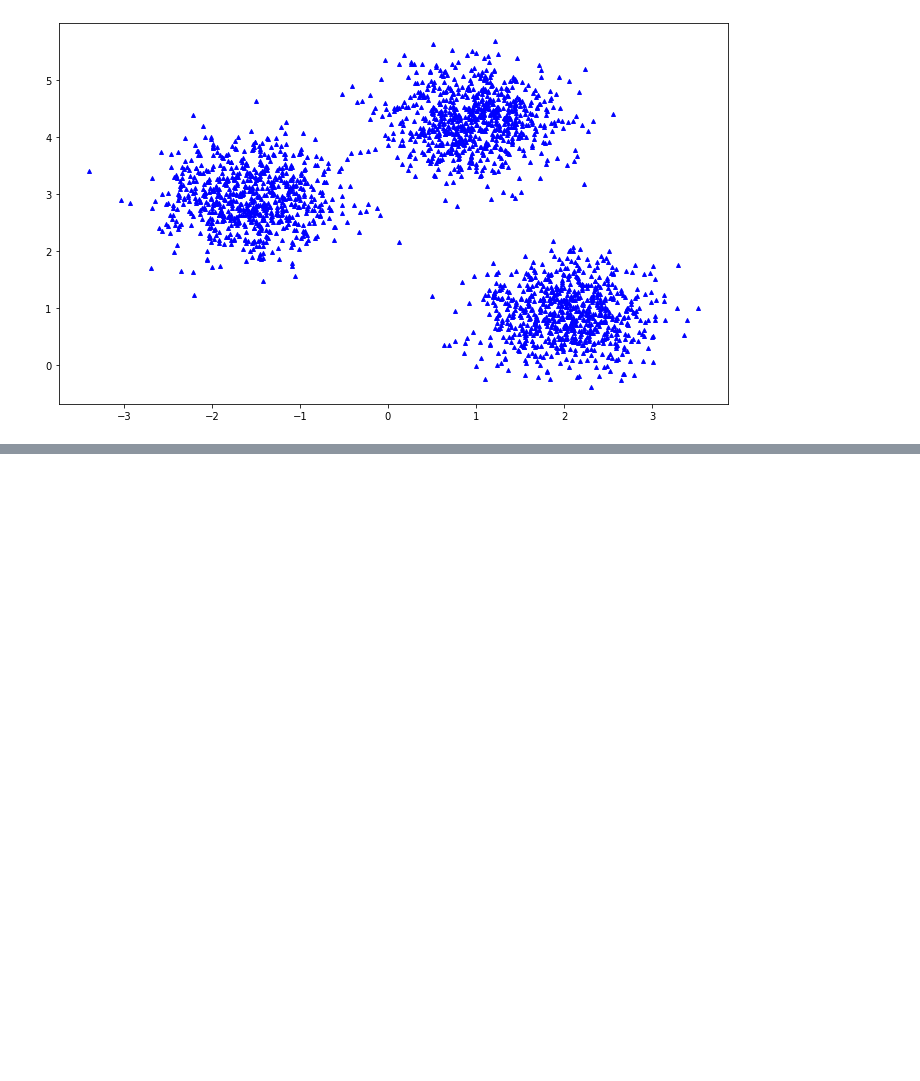
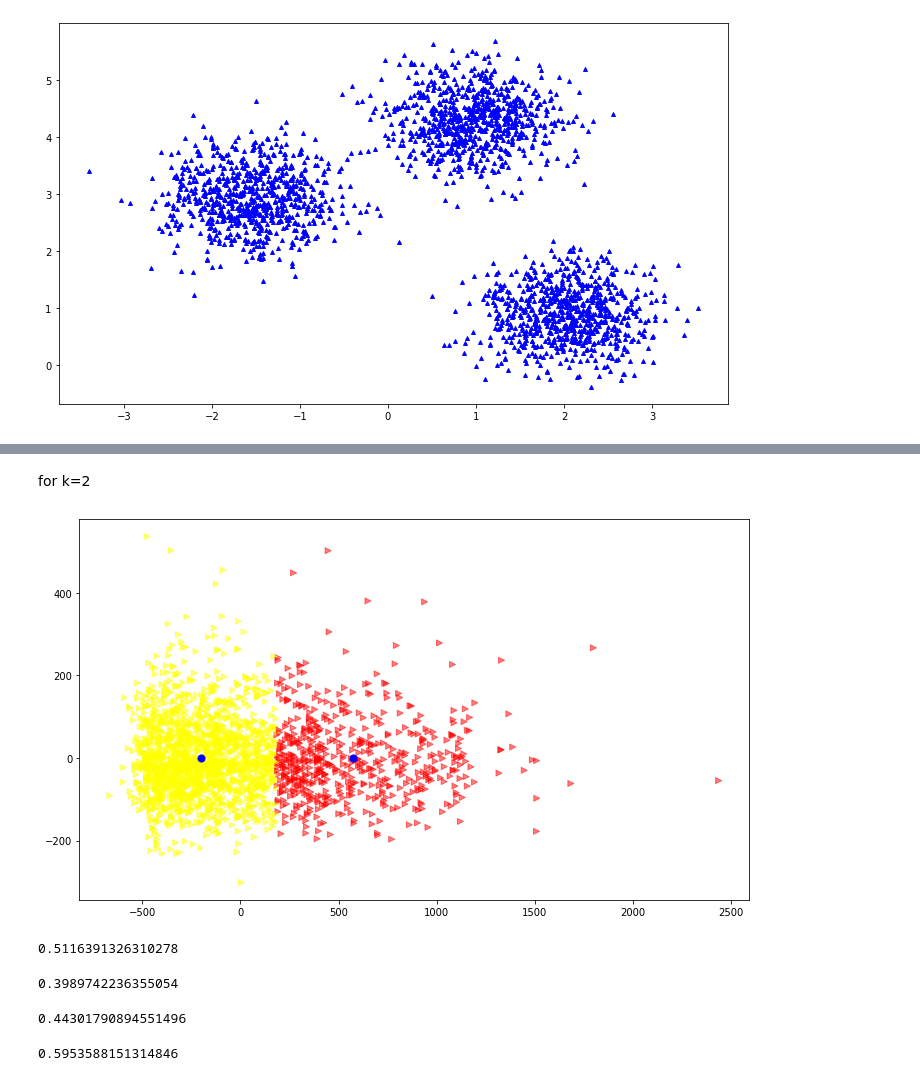
Before and after one commit to rghimre3/INFO5505_Machine_Learning_for-_Data_Scientist, a Jupyter notebook: Ghimire_Ramesh_clustering.ipynb, the cells around one changed output, grey strips where cells are left out. Drawn from its saved outputs; the diff is of its cells as text; code cells hidden in the pictures; blank space fills up the shorter version.

```diff
--- a/Ghimire_Ramesh_clustering.ipynb
+++ b/Ghimire_Ramesh_clustering.ipynb
@@ -156,0 +212,45 @@ NameError: ignored
+# %% [markdown]
+for k=2
+# %%
+kmean=KMeans(n_clusters=2)
+kmean.fit(X_train)
+
+Y_pred=kmean.predict(X_train)
+Y_pred
+
+plt.figure(figsize=(12,7))
+plt.scatter(X_train[:,0],X_train[:,1],c=Y_pred,cmap='autumn',marker='>',alpha=0.5)
+mid=kmean.cluster_centers_
+mid
+plt.scatter(mid[:,0],mid[:,1],c='b',s=50)
+plt.show()
+# %% [output]
+[figure, added]
+# %%
+from sklearn.metrics import silhouette_score
+kmean=KMeans(n_clusters=3,random_state=25)
+kmean.fit(X_train)
+silhouette_score(X_train,kmean.labels_)
+# %% [output]
+0.5116391326310278
+# %%
+from sklearn.metrics import silhouette_score
+kmean=KMeans(n_clusters=5,random_state=25)
+kmean.fit(X_train)
+silhouette_score(X_train,kmean.labels_)
+# %% [output]
+0.3989742236355054
+# %%
+from sklearn.metrics import silhouette_score
+kmean=KMeans(n_clusters=4,random_state=25)
+kmean.fit(X_train)
+silhouette_score(X_train,kmean.labels_)
+# %% [output]
+0.44301790894551496
+# %%
+from sklearn.metrics import silhouette_score
+kmean=KMeans(n_clusters=2,random_state=25)
+kmean.fit(X_train)
+silhouette_score(X_train,kmean.labels_)
+# %% [output]
+0.5953588151314846
```
Also changed, not shown: parts of 9 cells of this notebook.
